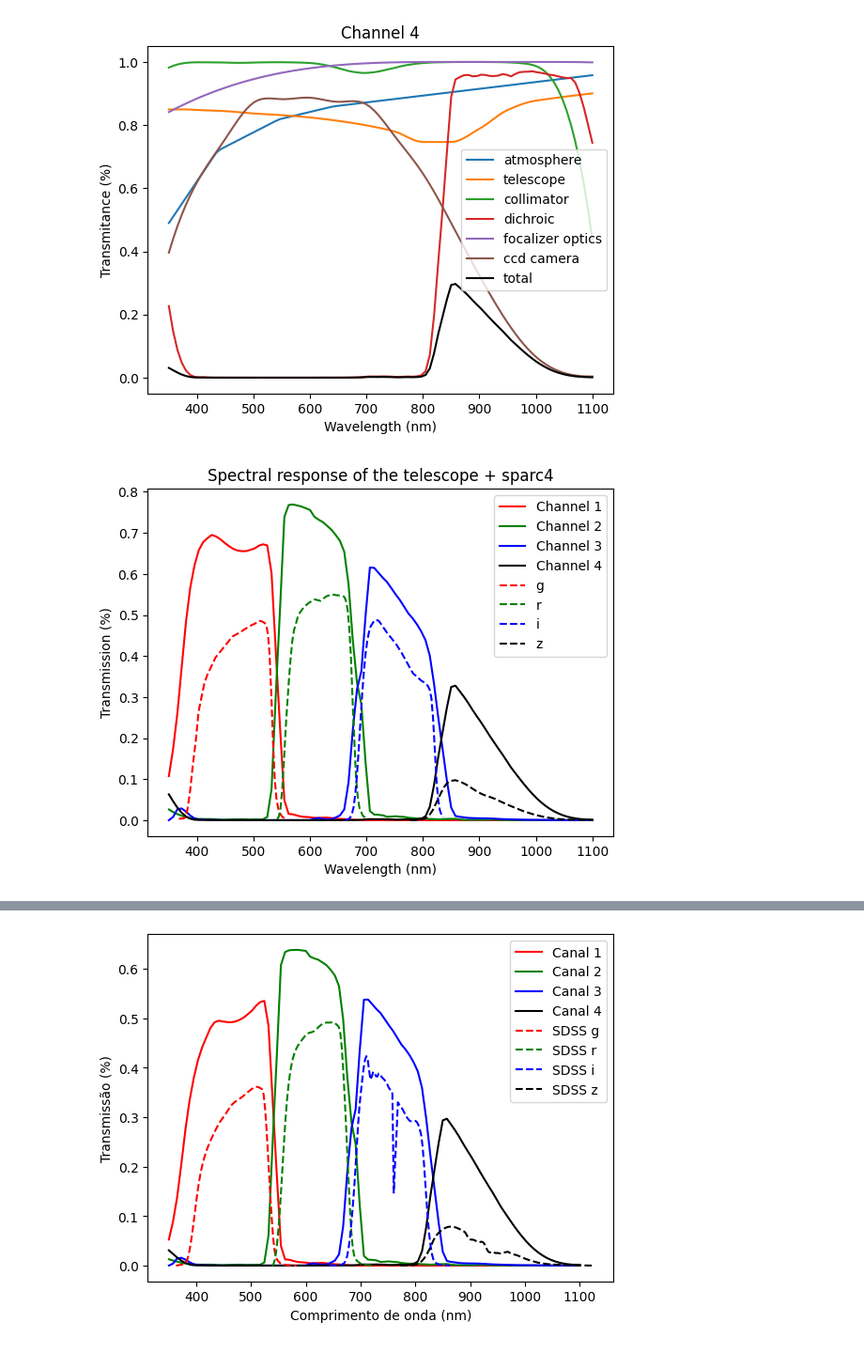
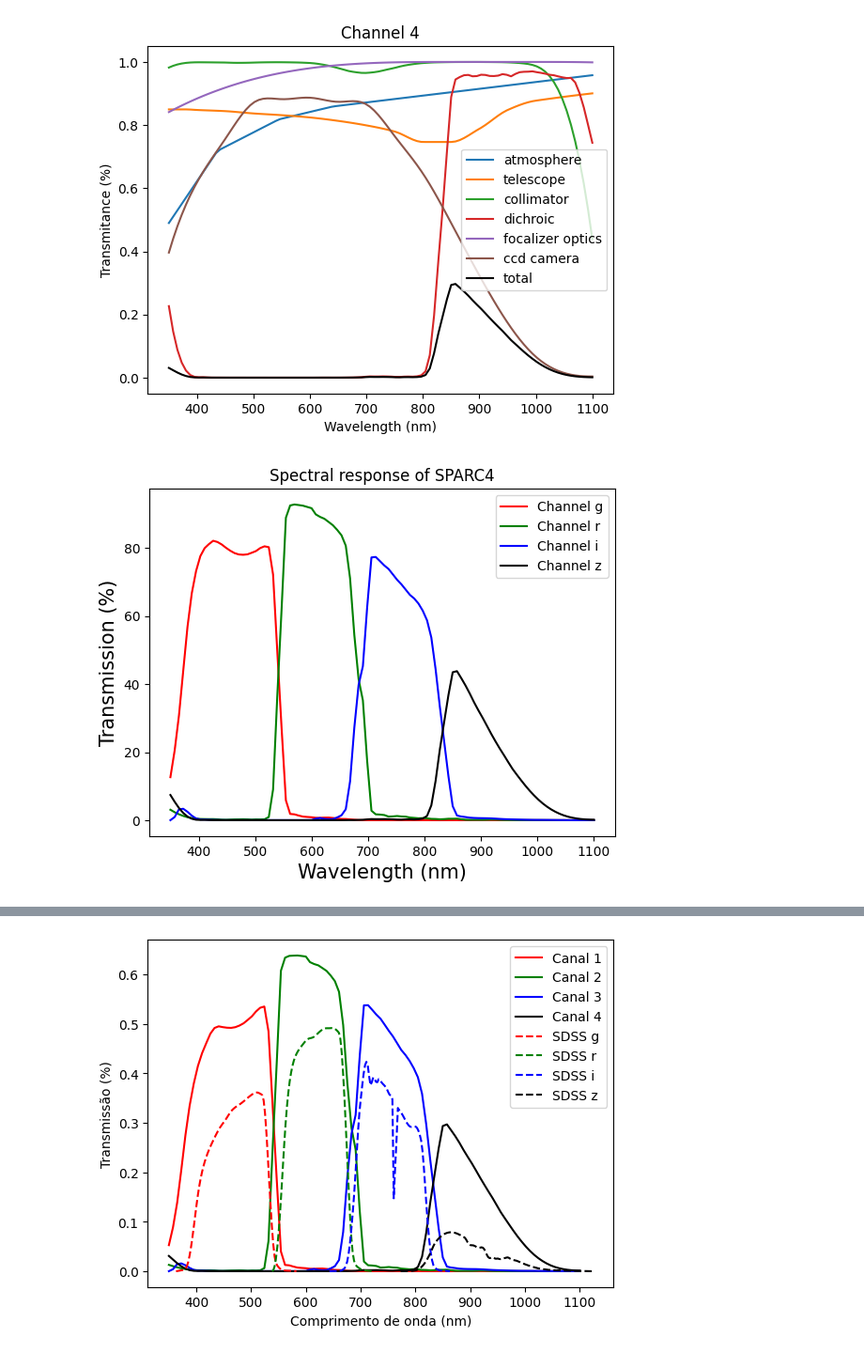
Before and after one commit to DBernardes/AIS, a Jupyter notebook: notebook/spectral_responses.ipynb, the cells around one changed output, grey strips where cells are left out. Shown: that part at 94% size. Saved outputs shown, nothing was run; the diff lists cells and outputs as text; code cells hidden in the pictures.

```diff
--- a/notebook/spectral_responses.ipynb
+++ b/notebook/spectral_responses.ipynb
@@ -86,51 +86,63 @@ import pandas as pd
 
 from AIS.Artificial_Image_Simulator import Artificial_Image_Simulator
 
 # http://www.ioa.s.u-tokyo.ac.jp/~doi/sdss/SDSSresponse.html
 
-
+font = 15
 sed = np.ones(100)
 wv = np.linspace(350, 1100, 100)
 colors = ["r", "g", "b", "k"]
 ccd_operation_mode = {
     "em_mode": "Conv",
     "em_gain": 1,
     "preamp": 1,
     "readout": 1,
     "binn": 1,
     "t_exp": 1,
     "image_size": 100,
 }
+dict_channel_responses = {"Wavelength (nm)": wv}
 for i in [1, 2, 3, 4]:
     ais = Artificial_Image_Simulator(
         ccd_operation_mode, channel_id=i, ccd_temperature=-70
     )
     ais.write_source_sed(wv, sed)
     ais.create_sky_sed(moon_phase="new")
     # ais.apply_atmosphere_spectral_response(sky_condition="regular")
-    ais.apply_telescope_spectral_response()
+    # ais.apply_telescope_spectral_response()
     ais.apply_sparc4_spectral_response(acquisition_mode="photometry")
-    plt.plot(wv, ais.source_sed, colors[i - 1], label=f"Channel {i}")
+    channel_response = ais.source_sed * 100
+    string_label = f"Channel {['g', 'r', 'i', 'z'][i-1]}"
+    plt.plot(
+        wv,
+        channel_response,
+        colors[i - 1],
+        label=string_label,
+    )
+    dict_channel_responses[string_label + " (%)"] = channel_response
 
-base_path = os.path.join("data_files", "SDSS_tel")
-file = os.path.join(base_path, "g_filter.csv")
-data = pd.read_csv(file)
-plt.plot(data["Wavelength (angstroms)"] / 10, data["Transmission"], "r--", label="g")
-file = os.path.join(base_path, "r_filter.csv")
-data = pd.read_csv(file)
-plt.plot(data["Wavelength (angstroms)"] / 10, data["Transmission"], "g--", label="r")
-file = os.path.join(base_path, "i_filter.csv")
-data = pd.read_csv(file)
-plt.plot(data["Wavelength (angstroms)"] / 10, data["Transmission"], "b--", label="i")
-file = os.path.join(base_path, "z_filter.csv")
-data = pd.read_csv(file)
-plt.plot(data["Wavelength (angstroms)"] / 10, data["Transmission"], "k--", label="z")
+# base_path = os.path.join("data_files", "SDSS_tel")
+# file = os.path.join(base_path, "g_filter.csv")
+# data = pd.read_csv(file)
+# plt.plot(data["Wavelength (angstroms)"] / 10, data["Transmission"], "r--", label="g")
+# file = os.path.join(base_path, "r_filter.csv")
+# data = pd.read_csv(file)
+# plt.plot(data["Wavelength (angstroms)"] / 10, data["Transmission"], "g--", label="r")
+# file = os.path.join(base_path, "i_filter.csv")
+# data = pd.read_csv(file)
+# plt.plot(data["Wavelength (angstroms)"] / 10, data["Transmission"], "b--", label="i")
+# file = os.path.join(base_path, "z_filter.csv")
+# data = pd.read_csv(file)
+# plt.plot(data["Wavelength (angstroms)"] / 10, data["Transmission"], "k--", label="z")
+df = pd.DataFrame.from_dict(dict_channel_responses)
+csv_file = os.path.join("data_files", "sparc4_spectral_response.csv")
+df.to_csv(csv_file, index=False)
 
 plt.legend()
-plt.xlabel("Wavelength (nm)")
-plt.ylabel("Transmission (%)")
-plt.title("Spectral response of the telescope + sparc4")
-plt.savefig(os.path.join("figures", "sparc4_photometry.png"), dpi=300)
+plt.xlabel("Wavelength (nm)", fontsize=font)
+plt.ylabel("Transmission (%)", fontsize=font)
+plt.title("Spectral response of SPARC4")
+plt.savefig(os.path.join("figures", "sparc4_spectral_response.png"), dpi=300)
 plt.show()
 # %% [output]
-[figure, old version]
+[figure, new version]
```
Also changed, not shown: parts of 3 cells of this notebook, 4 other files.
